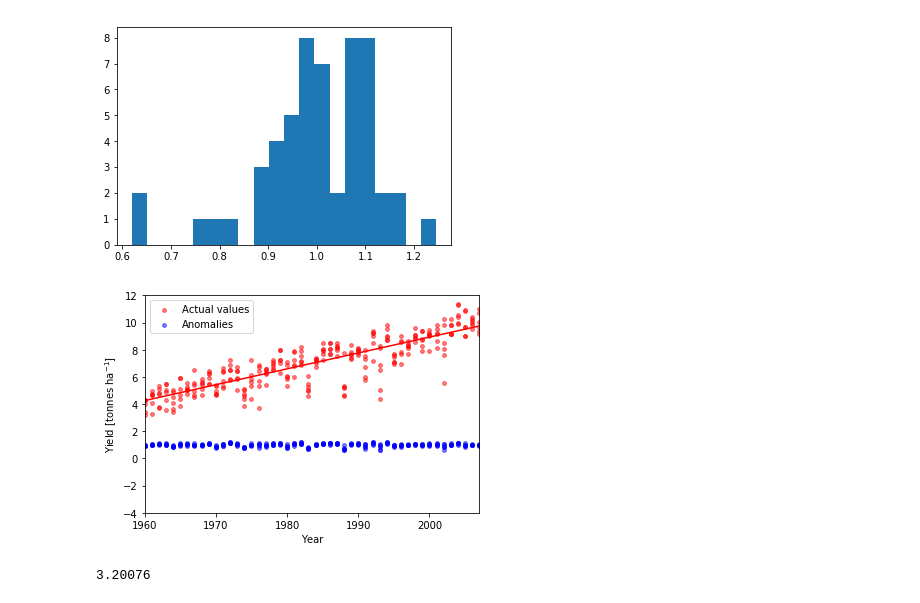
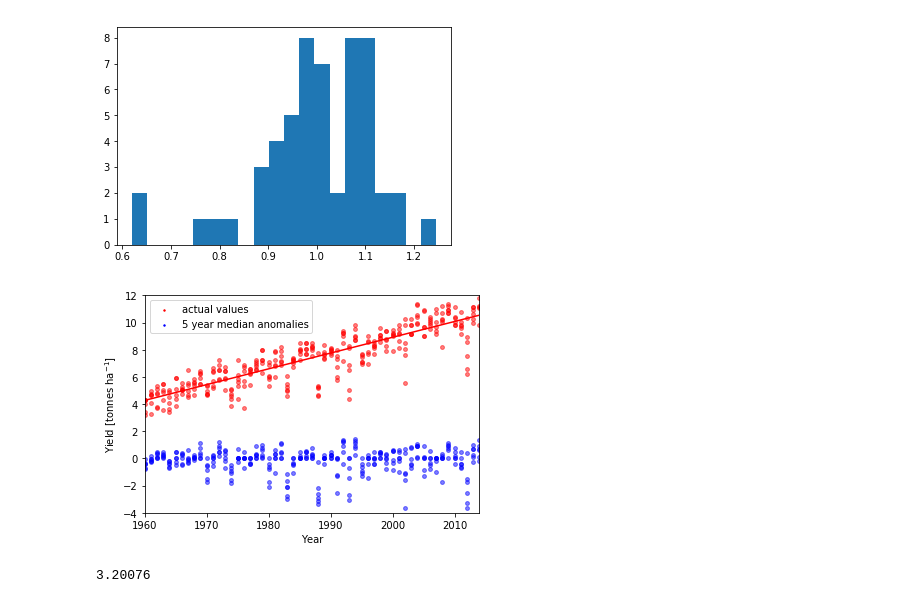
Before and after one commit to AnisaAubin/facynation, a Jupyter notebook: 8_mean_yield_fracs.ipynb, the cells around one changed output. Saved outputs shown, nothing was run; the diff lists cells and outputs as text; code cells hidden in the pictures.

```diff
--- a/8_mean_yield_fracs.ipynb
+++ b/8_mean_yield_fracs.ipynb
@@ -36,8 +36,10 @@ anoms_for_comp = pd.read_table('./Crop_data_files/Maize_median_yield_anoms.csv')
 states = ['Indiana', 'Illinois', 'Ohio', 'Nebraska', 'Iowa', 'Minnesota']
 state = 'Nebraska'
 
-years = np.arange(1960, 2008)
+all_years_1960_2007 = np.arange(1960, 2008)
 all_years_1960_2014 = np.arange(1960, 2015)
+
+years = all_years_1960_2014
 anoms_by_year = [anoms_for_comp[anoms_for_comp['Region'] == 'Maize_Spring_USA_{}'.format(state)][str(year)].iloc[0]
                  for year in years]
 yields_by_year = [yields_for_comp[yields_for_comp['Region'] == 'Maize_Spring_USA_{}'.format(state)][str(year)].iloc[0]
@@ -79,17 +83,17 @@ for state in states:
                  for year in years]
     frac_anoms_by_year = yields_by_year / moving_mean(yields_by_year)
 
-    plt.scatter(years, frac_anoms_by_year, s = 15.0, alpha=0.5, c ='g')
+    #plt.scatter(years, frac_anoms_by_year, s = 15.0, alpha=0.5, c ='g')
     plt.scatter(years, anoms_by_year, s = 15.0, alpha=0.5, c ='b')
     plt.scatter(years, yields_by_year, s = 15.0, alpha=0.5, c ='r')
 
 plt.scatter([-1], [0], s = 2.0, c ='r', label = 'actual values')
 plt.scatter([-1], [0], s = 2.0, c ='b', label = '5 year median anomalies')
-plt.scatter([-1], [0], s = 2.0, c ='g', label = '5 year mean anomalies')
+#plt.scatter([-1], [0], s = 2.0, c ='g', label = '5 year mean fractions')
 
 ax.set_xlabel('year')
 ax.set_ylabel('Yield [tonnes ha$^{-1}$]')
-ax.set_xlim(1960, 2007)
+ax.set_xlim(1960, 2014)
 plt.legend()
 
 plt.savefig("./figs/yields_vs_frac_anoms_noline.png")
@@ -107,7 +111,7 @@ for state in states:
                  for year in all_years_1960_2014]
     frac_anoms_by_year = yields_by_year / moving_mean(yields_by_year)
 
-    plt.scatter(anoms_by_year, frac_anoms_by_year, s = 15.0, alpha=0.5, c ='g')
+    plt.scatter(anoms_by_year, frac_anoms_by_year, s = 15.0, alpha=0.5, c ='b')
     #plt.plot([-4, 2], [-4, 2], c ='b')
     #plt.scatter(years, yields_by_year, s = 15.0, alpha=0.5, c ='r')
 
@@ -115,8 +119,8 @@ for state in states:
 #plt.scatter([-1], [0], s = 2.0, c ='b', label = '5 year median anomalies')
 #plt.scatter([-1], [0], s = 2.0, c ='g', label = '5 year mean anomalies')
 
-ax.set_xlabel('5 year rolling median anomalies')
-ax.set_ylabel('5 year rolling mean fractional anomalies [tonnes ha$^{-1}$]')
+ax.set_xlabel('5 year rolling median anomalies [tonnes ha$^{-1}$]')
+ax.set_ylabel('5 year rolling mean fractional anomalies')
 #ax.set_xlim(-4, 2)
 #ax.set_ylim(-4, 2)
 plt.legend()
@@ -164,31 +168,43 @@ for state in states:
 # %%
 fig, ax = plt.subplots()
 
 
 import scipy
 slope, intercept, rval, pval, sterr = scipy.stats.linregress(all_years, all_yields)
 
 x = np.array([1950., 2020.])
 y = slope * x + intercept
 plt.plot(x, y, c ='r')
 
-plt.scatter( all_years,  all_yields, s = 15.0, alpha=0.5, c ='r', label = 'Actual values')
-plt.scatter( all_years,  all_anoms, s = 15.0, alpha=0.5, c ='b', label = 'Anomalies')
+for state in states:
+    anoms_by_year = [anoms_for_comp[anoms_for_comp['Region'] == 'Maize_Spring_USA_{}'.format(state)][str(year)].iloc[0]
+                 for year in years]
+    yields_by_year = [yields_for_comp[yields_for_comp['Region'] == 'Maize_Spring_USA_{}'.format(state)][str(year)].iloc[0]
+                 for year in years]
+    frac_anoms_by_year = yields_by_year / moving_mean(yields_by_year)
+
+    #plt.scatter(years, frac_anoms_by_year, s = 15.0, alpha=0.5, c ='g')
+    plt.scatter(years, anoms_by_year, s = 15.0, alpha=0.5, c ='b')
+    plt.scatter(years, yields_by_year, s = 15.0, alpha=0.5, c ='r')
+
+plt.scatter([-1], [0], s = 2.0, c ='r', label = 'actual values')
+plt.scatter([-1], [0], s = 2.0, c ='b', label = '5 year median anomalies')
+#plt.scatter([-1], [0], s = 2.0, c ='g', label = '5 year mean fractions')
 
 
 #plt.scatter([-1], [0], s = 5.0, c ='b', label = 'anomalies')
 #plt.scatter([-1], [0], s = 5.0, c ='r', label = 'actual values')
 
 
 ax.set_xlabel('Year')
 ax.set_ylabel('Yield [tonnes ha$^{-1}$]')
-ax.set_xlim(1960, 2007)
+ax.set_xlim(1960, 2014)
 ax.set_ylim(-4, 12)
 plt.legend()
 
 plt.savefig("./figs/yields_vs_mean_anoms.png")
 plt.savefig("./figs/yields_vs_mean_anoms.pdf")
 # %% [output]
-[figure, old version]
+[figure, new version]
 # %%
 mean_anoms = yields_for_comp.copy()
```
Also changed, not shown: parts of 8 cells of this notebook, 1 other file.
